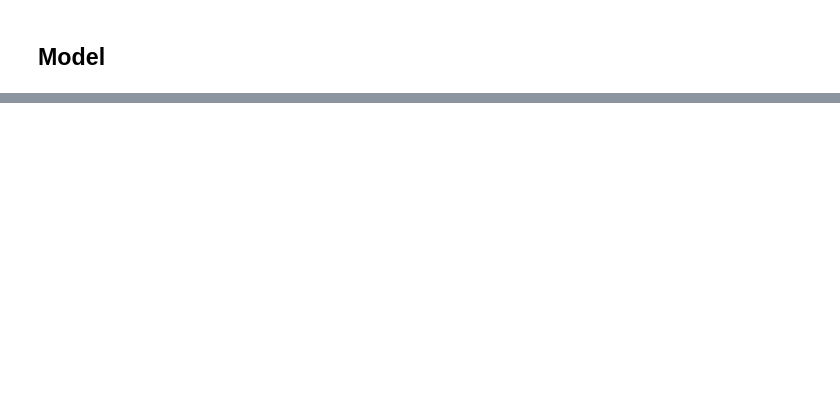
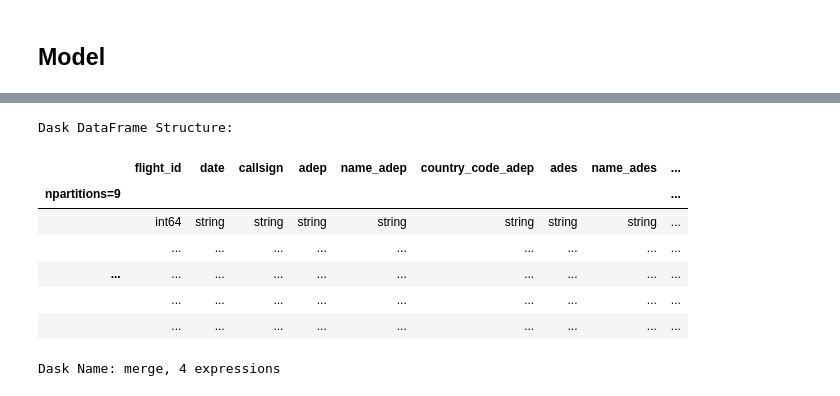
Before and after one commit to moe-a-m/opensky_prc_data, a Jupyter notebook: explain/model.ipynb, the cells around one changed output, grey strips where cells are left out. Drawn from its saved outputs; the diff is of its cells as text; code cells hidden in the pictures; blank space fills up the shorter version.

```diff
--- a/explain/model.ipynb
+++ b/explain/model.ipynb
@@ -19,6 +20,0 @@ columns_with_nan
-# %%
-df_trajectory['track'] = df_trajectory['track'].interpolate()
-df_trajectory['vertical_rate'] = df_trajectory['vertical_rate'].interpolate()
-# %%
-df_trajectory['groundspeed'] = df_trajectory['groundspeed'].interpolate()
-df_trajectory
@@ -372,0 +290,14 @@ print("r2 score", r2_score(y_test, y_pred))
+# %%
+# Merge DataFrames on 'flight_id'
+df_submission_combined = dd.merge(df_submission, df_trajectory, on='flight_id', how='inner')
+df_submission_combined
+# %% [output]
+Dask DataFrame Structure:
+|  | flight_id | date | callsign | adep | name_adep | country_code_adep | ades | name_ades | ... |
+| npartitions=9 |  |  |  |  |  |  |  |  | ... |
+|  | int64 | string | string | string | string | string | string | string | ... |
+|  | ... | ... | ... | ... | ... | ... | ... | ... | ... |
+| ... | ... | ... | ... | ... | ... | ... | ... | ... | ... |
+|  | ... | ... | ... | ... | ... | ... | ... | ... | ... |
+|  | ... | ... | ... | ... | ... | ... | ... | ... | ... |
+Dask Name: merge, 4 expressions
```
Also changed, not shown: parts of 42 cells of this notebook, 2 other files.
